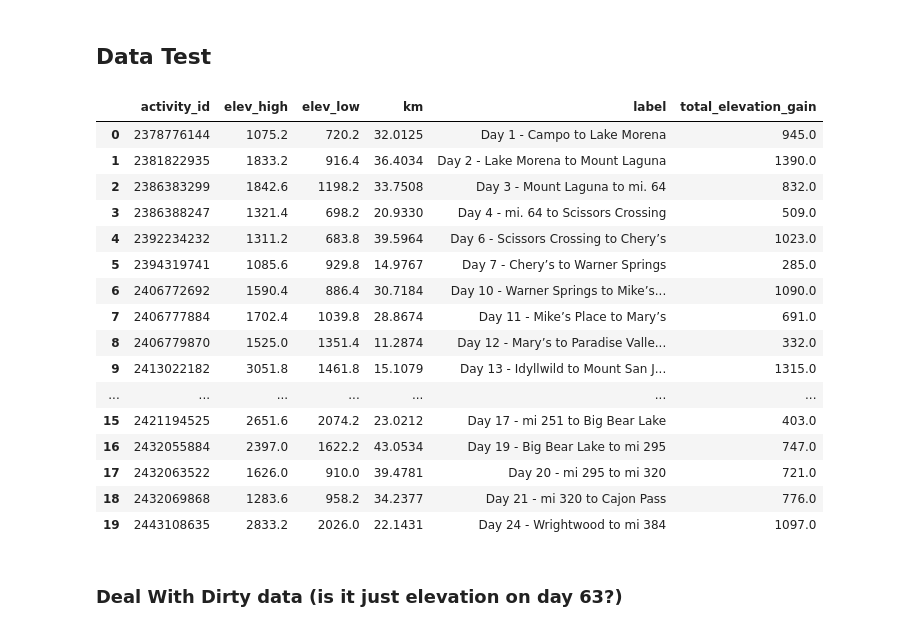
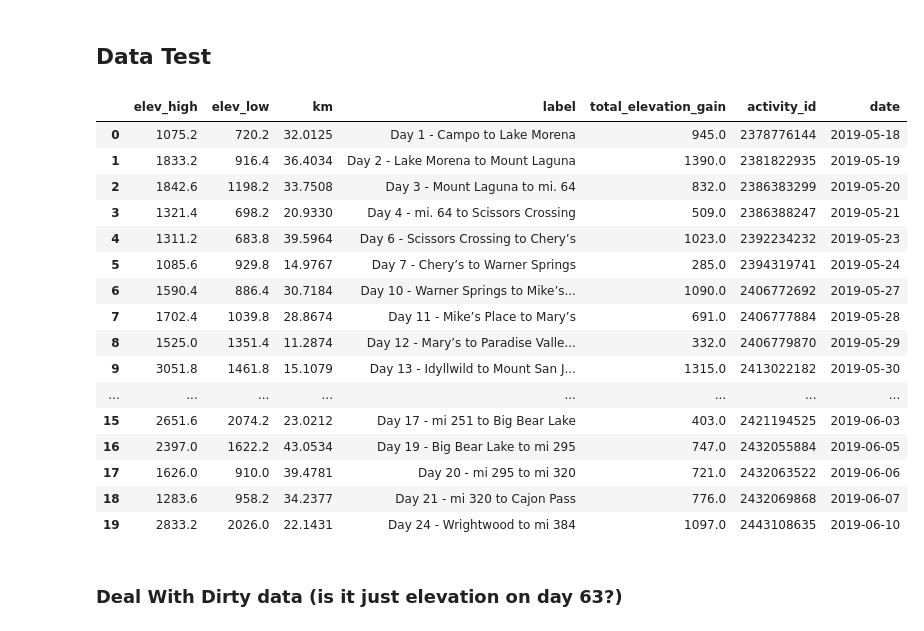
Before and after one commit to narner90/pct-2019, a Jupyter notebook: src/pct2019/notebooks/strava_test.ipynb, the cells around one changed output. Cells and saved outputs as stored; diff of their text form; code cells hidden in the pictures.

```diff
--- a/src/pct2019/notebooks/strava_test.ipynb
+++ b/src/pct2019/notebooks/strava_test.ipynb
@@ -99,32 +100,33 @@ print([n.name for n in pct_raw[0:5]])
 # %%
 pct = {
     'elev_high' : [a.elev_high for a in pct_raw],
     'elev_low' :  [a.elev_low for a in pct_raw],
     'km': [float(a.distance / 1000) for a in pct_raw],
     'label': [a.name for a in pct_raw],
     'total_elevation_gain': [float(a.total_elevation_gain) for a in pct_raw],
-    'activity_id': [a.id for a in pct_raw]
+    'activity_id': [a.id for a in pct_raw],
+    'date': [datetime.date(a.start_date) for a in pct_raw]
 }
 pct = pd.DataFrame.from_dict(pct).dropna()
 pct.head(20)
 # %% [output]
-|  | activity_id | elev_high | elev_low | km | label | total_elevation_gain |
-| 0 | 2378776144 | 1075.2 | 720.2 | 32.0125 | Day 1 - Campo to Lake Morena | 945.0 |
-| 1 | 2381822935 | 1833.2 | 916.4 | 36.4034 | Day 2 - Lake Morena to Mount Laguna | 1390.0 |
-| 2 | 2386383299 | 1842.6 | 1198.2 | 33.7508 | Day 3 - Mount Laguna to mi. 64 | 832.0 |
-| 3 | 2386388247 | 1321.4 | 698.2 | 20.9330 | Day 4 - mi. 64 to Scissors Crossing | 509.0 |
-| 4 | 2392234232 | 1311.2 | 683.8 | 39.5964 | Day 6 - Scissors Crossing to Chery’s | 1023.0 |
-| 5 | 2394319741 | 1085.6 | 929.8 | 14.9767 | Day 7 - Chery’s to Warner Springs | 285.0 |
-| 6 | 2406772692 | 1590.4 | 886.4 | 30.7184 | Day 10 - Warner Springs to Mike’s... | 1090.0 |
-| 7 | 2406777884 | 1702.4 | 1039.8 | 28.8674 | Day 11 - Mike’s Place to Mary’s | 691.0 |
-| 8 | 2406779870 | 1525.0 | 1351.4 | 11.2874 | Day 12 - Mary’s to Paradise Valle... | 332.0 |
-| 9 | 2413022182 | 3051.8 | 1461.8 | 15.1079 | Day 13 - Idyllwild to Mount San J... | 1315.0 |
-| ... | ... | ... | ... | ... | ... | ... |
-| 15 | 2421194525 | 2651.6 | 2074.2 | 23.0212 | Day 17 - mi 251 to Big Bear Lake | 403.0 |
-| 16 | 2432055884 | 2397.0 | 1622.2 | 43.0534 | Day 19 - Big Bear Lake to mi 295 | 747.0 |
-| 17 | 2432063522 | 1626.0 | 910.0 | 39.4781 | Day 20 - mi 295 to mi 320 | 721.0 |
-| 18 | 2432069868 | 1283.6 | 958.2 | 34.2377 | Day 21 - mi 320 to Cajon Pass | 776.0 |
-| 19 | 2443108635 | 2833.2 | 2026.0 | 22.1431 | Day 24 - Wrightwood to mi 384 | 1097.0 |
+|  | elev_high | elev_low | km | label | total_elevation_gain | activity_id | date |
+| 0 | 1075.2 | 720.2 | 32.0125 | Day 1 - Campo to Lake Morena | 945.0 | 2378776144 | 2019-05-18 |
+| 1 | 1833.2 | 916.4 | 36.4034 | Day 2 - Lake Morena to Mount Laguna | 1390.0 | 2381822935 | 2019-05-19 |
+| 2 | 1842.6 | 1198.2 | 33.7508 | Day 3 - Mount Laguna to mi. 64 | 832.0 | 2386383299 | 2019-05-20 |
+| 3 | 1321.4 | 698.2 | 20.9330 | Day 4 - mi. 64 to Scissors Crossing | 509.0 | 2386388247 | 2019-05-21 |
+| 4 | 1311.2 | 683.8 | 39.5964 | Day 6 - Scissors Crossing to Chery’s | 1023.0 | 2392234232 | 2019-05-23 |
+| 5 | 1085.6 | 929.8 | 14.9767 | Day 7 - Chery’s to Warner Springs | 285.0 | 2394319741 | 2019-05-24 |
+| 6 | 1590.4 | 886.4 | 30.7184 | Day 10 - Warner Springs to Mike’s... | 1090.0 | 2406772692 | 2019-05-27 |
+| 7 | 1702.4 | 1039.8 | 28.8674 | Day 11 - Mike’s Place to Mary’s | 691.0 | 2406777884 | 2019-05-28 |
+| 8 | 1525.0 | 1351.4 | 11.2874 | Day 12 - Mary’s to Paradise Valle... | 332.0 | 2406779870 | 2019-05-29 |
+| 9 | 3051.8 | 1461.8 | 15.1079 | Day 13 - Idyllwild to Mount San J... | 1315.0 | 2413022182 | 2019-05-30 |
+| ... | ... | ... | ... | ... | ... | ... | ... |
+| 15 | 2651.6 | 2074.2 | 23.0212 | Day 17 - mi 251 to Big Bear Lake | 403.0 | 2421194525 | 2019-06-03 |
+| 16 | 2397.0 | 1622.2 | 43.0534 | Day 19 - Big Bear Lake to mi 295 | 747.0 | 2432055884 | 2019-06-05 |
+| 17 | 1626.0 | 910.0 | 39.4781 | Day 20 - mi 295 to mi 320 | 721.0 | 2432063522 | 2019-06-06 |
+| 18 | 1283.6 | 958.2 | 34.2377 | Day 21 - mi 320 to Cajon Pass | 776.0 | 2432069868 | 2019-06-07 |
+| 19 | 2833.2 | 2026.0 | 22.1431 | Day 24 - Wrightwood to mi 384 | 1097.0 | 2443108635 | 2019-06-10 |
 # %% [markdown]
 ### Deal With Dirty data (is it just elevation on day 63?)
 # %%
```
Also changed, not shown: parts of 1 cell of this notebook.
